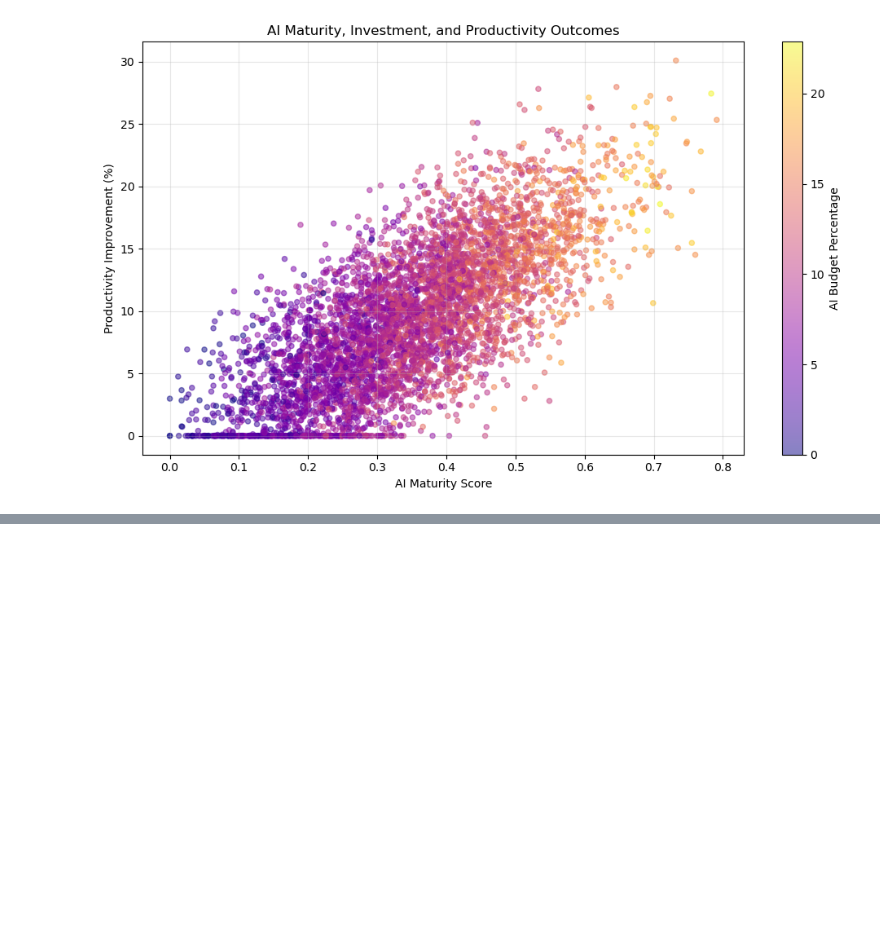
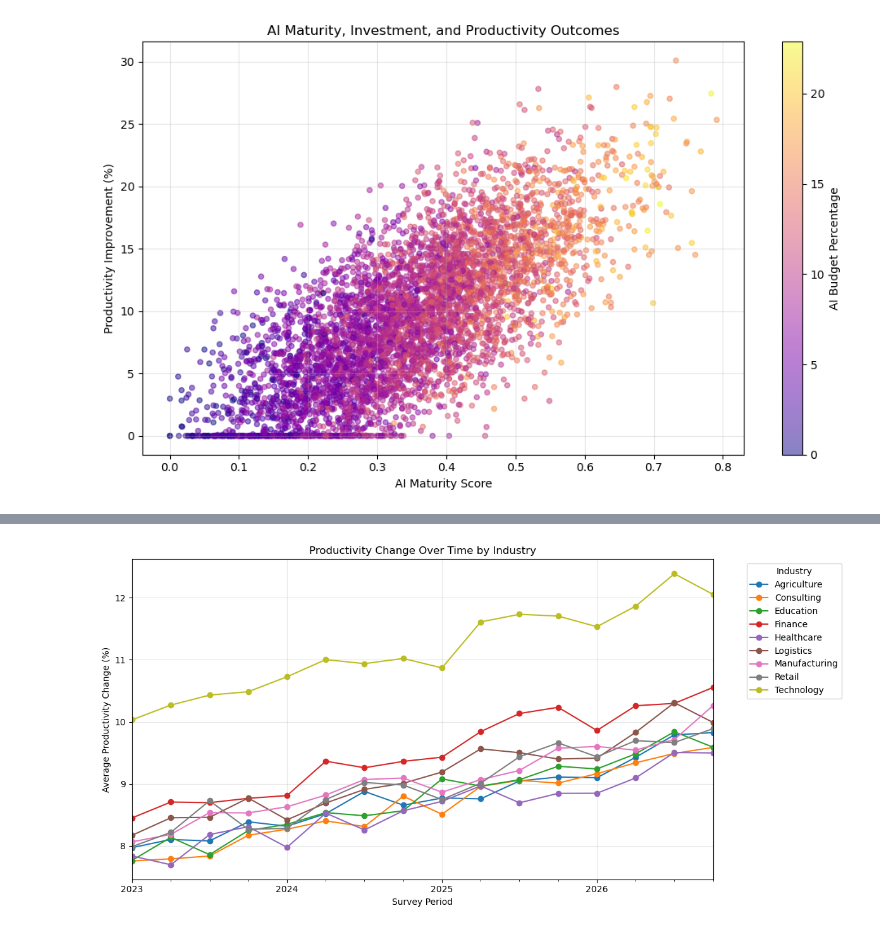
Before and after one commit to S-Shockley/MidtermAIAdoption, a Jupyter notebook: Notebooks/AIBusinessValue.ipynb, the cells around one changed output, grey strips where cells are left out. Drawn from its saved outputs; the diff is of its cells as text; code cells hidden in the pictures; blank space fills up the shorter version.

```diff
--- a/Notebooks/AIBusinessValue.ipynb
+++ b/Notebooks/AIBusinessValue.ipynb
@@ -441,0 +432,21 @@ plt.show()
+# %%
+#transforming quarter column into month values
+
+quarter_map = {
+    "Q1": "01",
+    "Q2": "04",
+    "Q3": "07",
+    "Q4": "10"
+}
+
+df_company["survey_period"] = pd.to_datetime(
+    df_company["survey_year"].astype(str)+ "-"+ df_company["quarter"].map(quarter_map)+ "-01" #build a date and then turn it into datetime
+)
+# %%
+
+industry_time = (
+    df_company.groupby(["survey_period", "industry"])
+    [["ai_adoption_rate", "productivity_change_percent"]].mean().reset_index()
+)
+
+industry_time.head()
@@ -441,0 +460,24 @@ plt.show()
+# %%
+
+productivity_pivot = industry_time.pivot(
+    index="survey_period",
+    columns="industry",
+    values="productivity_change_percent"
+)
+
+productivity_pivot.plot(
+    kind="line",
+    marker="o",
+    figsize=(12,6)
+)
+
+plt.title("Productivity Change Over Time by Industry")
+plt.xlabel("Survey Period")
+plt.ylabel("Average Productivity Change (%)")
+plt.grid(alpha=0.3)
+plt.legend(title="Industry", bbox_to_anchor=(1.05, 1))
+
+plt.tight_layout()
+plt.show()
+# %% [output]
+[figure, added]
```
Also changed, not shown: parts of 8 cells of this notebook, 5 other files.
